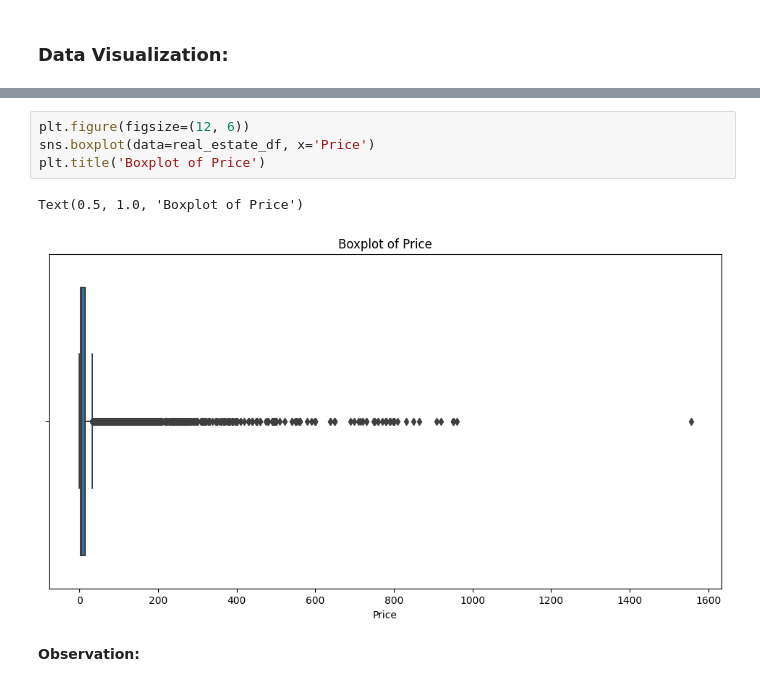
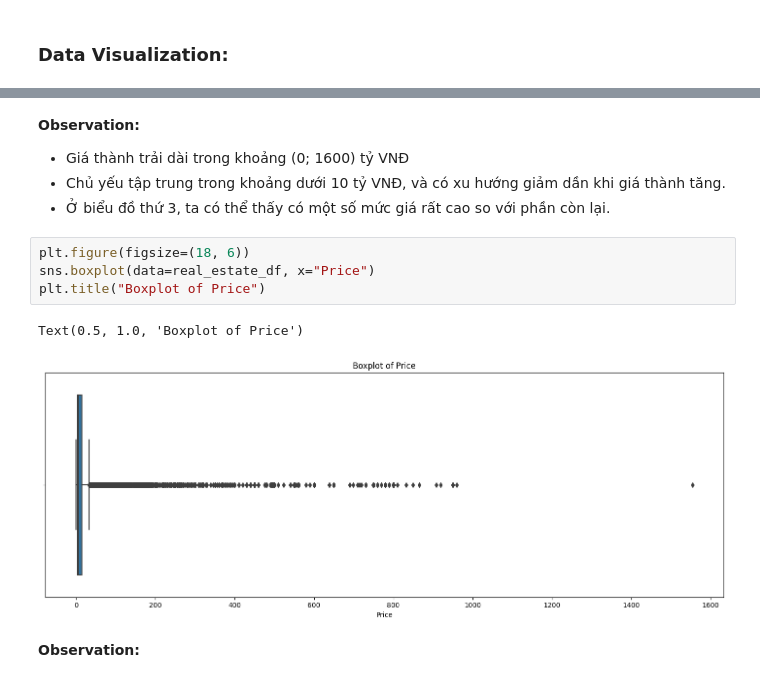
Before and after one commit to nldhuyen0047/real_estate_project, a Jupyter notebook: real_estate.ipynb, the cells around one changed output, grey strips where cells are left out. Cells and saved outputs as stored; diff of their text form.

```diff
--- a/real_estate.ipynb
+++ b/real_estate.ipynb
@@ -214,9 +215,14 @@ plt.show()
+# %% [markdown]
+**Observation:**
+- Giá thành trải dài trong khoảng (0; 1600) tỷ VNĐ
+- Chủ yếu tập trung trong khoảng dưới 10 tỷ VNĐ, và có xu hướng giảm dần khi giá thành tăng.
+- Ở biểu đồ thứ 3, ta có thể thấy có một số mức giá rất cao so với phần còn lại.
 # %%
-plt.figure(figsize=(12, 6))
-sns.boxplot(data=real_estate_df, x='Price')
-plt.title('Boxplot of Price')
+plt.figure(figsize=(18, 6))
+sns.boxplot(data=real_estate_df, x="Price")
+plt.title("Boxplot of Price")
 # %% [output]
 Text(0.5, 1.0, 'Boxplot of Price')
-[figure, old version]
+[figure, new version]
 # %% [markdown]
 **Observation:**
```
Also changed, not shown: parts of 6 cells of this notebook.
